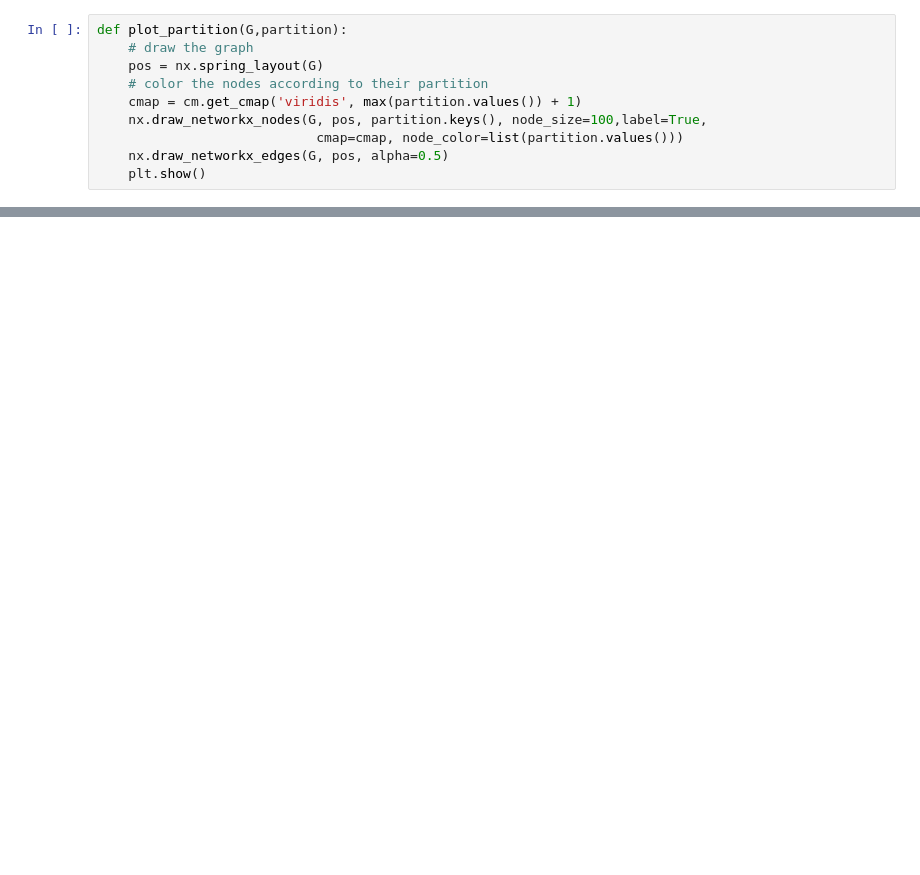
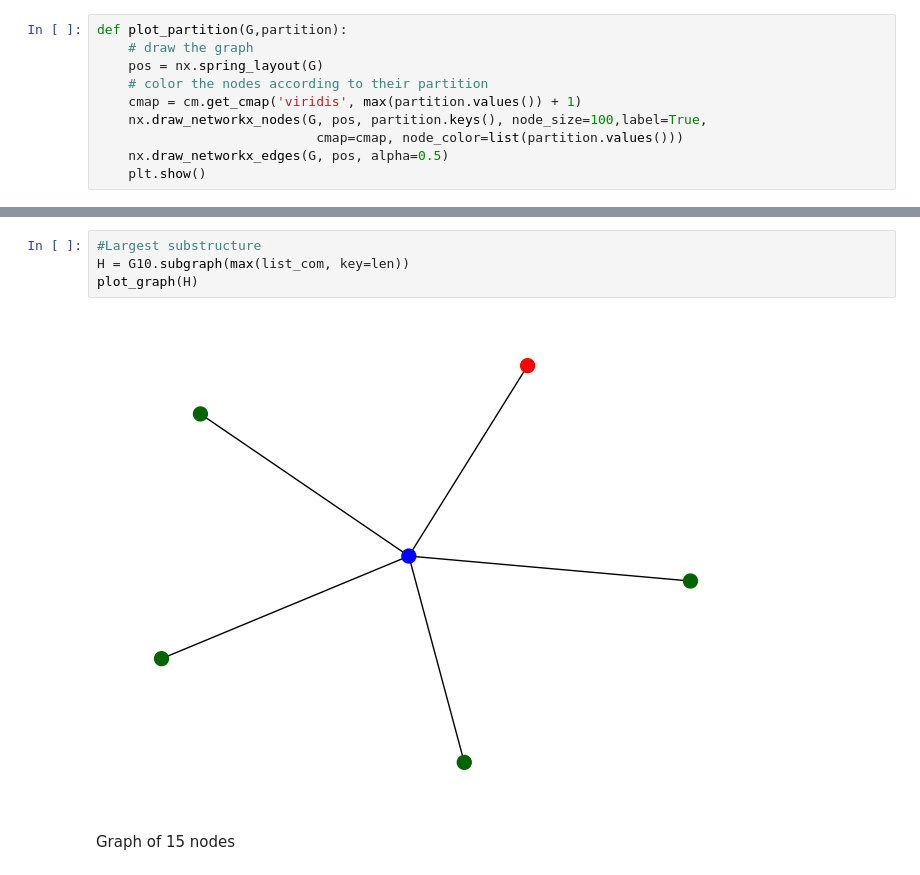
Before and after one commit to pallabee/master-thesis, a Jupyter notebook: evaluation/motif_detection/motif_dblp.ipynb, the cells around one changed output, grey strips where cells are left out. Drawn from its saved outputs; the diff is of its cells as text; blank space fills up the shorter version.

```diff
--- a/evaluation/motif_detection/motif_dblp.ipynb
+++ b/evaluation/motif_detection/motif_dblp.ipynb
@@ -34,0 +53,8 @@ plot_graph(G20)
+# %%
+#Largest substructure
+H = G10.subgraph(max(list_com, key=len))
+plot_graph(H)
+# %% [output]
+[figure, added]
+# %% [markdown]
+Graph of 15 nodes
```
Also changed, not shown: parts of 33 cells of this notebook, 2 other files.
